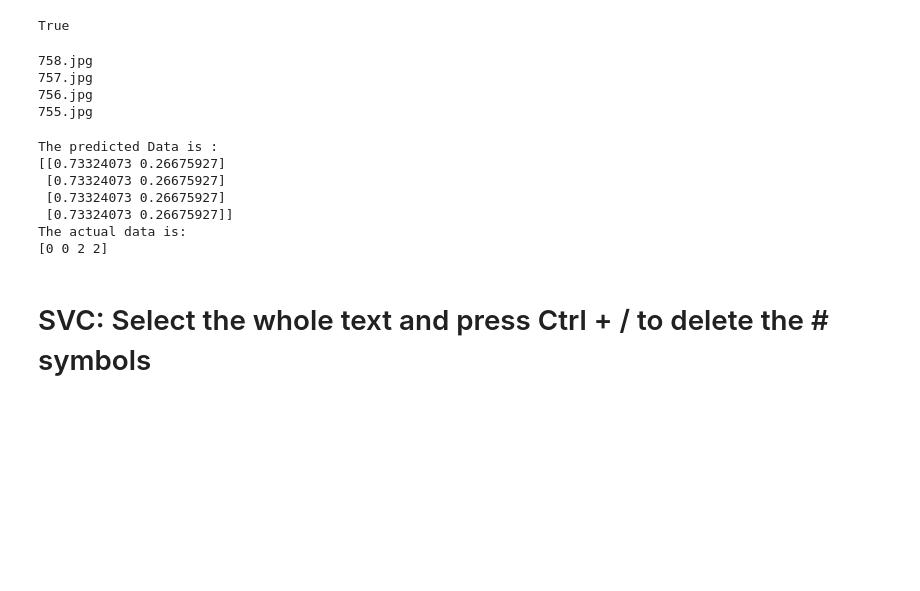
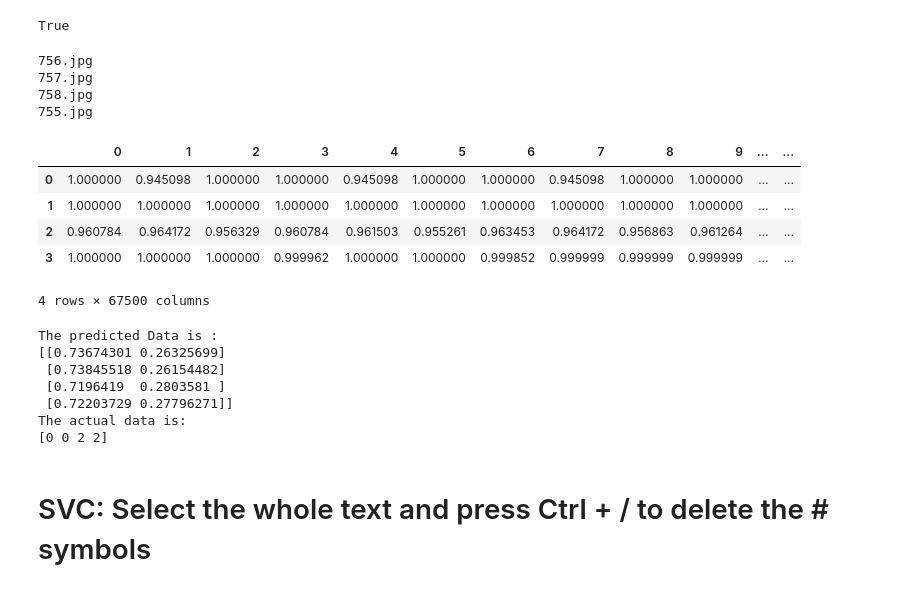
Before and after one commit to p3p31v/Mayo-Clinic, a Jupyter notebook: mayo-clinic-s-v-c.ipynb, the cells around one changed output. Saved outputs shown, nothing was run; the diff lists cells and outputs as text; code cells hidden in the pictures; blank space fills up the shorter version.

```diff
--- a/mayo-clinic-s-v-c.ipynb
+++ b/mayo-clinic-s-v-c.ipynb
@@ -173,9 +173,11 @@ for img in os.listdir(path):
         if imghdr.what(img)=='jpeg':
             print(img)
             im1 = pyvips.Image.new_from_file(path + img, access='sequential')
-            #img_array=skio.imread(path + img)
-            #img_array=iio.imread(img)
-            img_resized=resize(img_array,(150,150,3))
+            im1_ = pyvips.Image.thumbnail(img, 200, height=300, size="both")
+            im1___ = np.asarray(im1_)
+#             img_array=skio.imread(path + img)
+#             img_array=iio.imread(img)
+            img_resized=resize(im1___,(150,150,3))
             flat_data_arr.append(img_resized.flatten())
 flat_data=np.array(flat_data_arr)
 target=np.array(labels_code)
@@ -187,10 +189,19 @@ df['Target']=target
 xtest=df.iloc[:,:-1]
 ytest=df.iloc[:,-1]
 # %% [output]
+756.jpg
+757.jpg
 758.jpg
-757.jpg
-756.jpg
 755.jpg
+# %%
+xtest
+# %% [output]
+|  | 0 | 1 | 2 | 3 | 4 | 5 | 6 | 7 | 8 | 9 | ... | ... |
+| 0 | 1.000000 | 0.945098 | 1.000000 | 1.000000 | 0.945098 | 1.000000 | 1.000000 | 0.945098 | 1.000000 | 1.000000 | ... | ... |
+| 1 | 1.000000 | 1.000000 | 1.000000 | 1.000000 | 1.000000 | 1.000000 | 1.000000 | 1.000000 | 1.000000 | 1.000000 | ... | ... |
+| 2 | 0.960784 | 0.964172 | 0.956329 | 0.960784 | 0.961503 | 0.955261 | 0.963453 | 0.964172 | 0.956863 | 0.961264 | ... | ... |
+| 3 | 1.000000 | 1.000000 | 1.000000 | 0.999962 | 1.000000 | 1.000000 | 0.999852 | 0.999999 | 0.999999 | 0.999999 | ... | ... |
+4 rows × 67500 columns
 # %%
 from sklearn.metrics import accuracy_score
 y_pred=model.predict_proba(xtest)
@@ -206,10 +217,10 @@ import csv
 df.to_csv('./submission.csv',index = None)
 # %% [output]
 The predicted Data is :
-[[0.73324073 0.26675927]
- [0.73324073 0.26675927]
- [0.73324073 0.26675927]
- [0.73324073 0.26675927]]
+[[0.73674301 0.26325699]
+ [0.73845518 0.26154482]
+ [0.7196419  0.2803581 ]
+ [0.72203729 0.27796271]]
 The actual data is:
 [0 0 2 2]
 # %%
```
Also changed, not shown: parts of 3 cells of this notebook.
